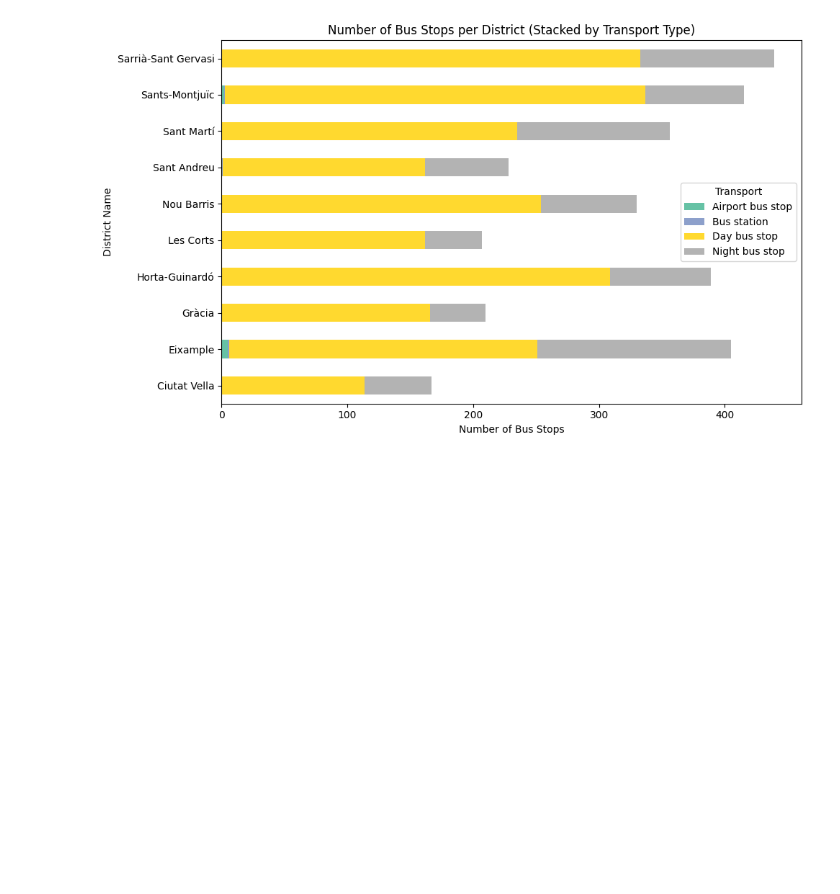
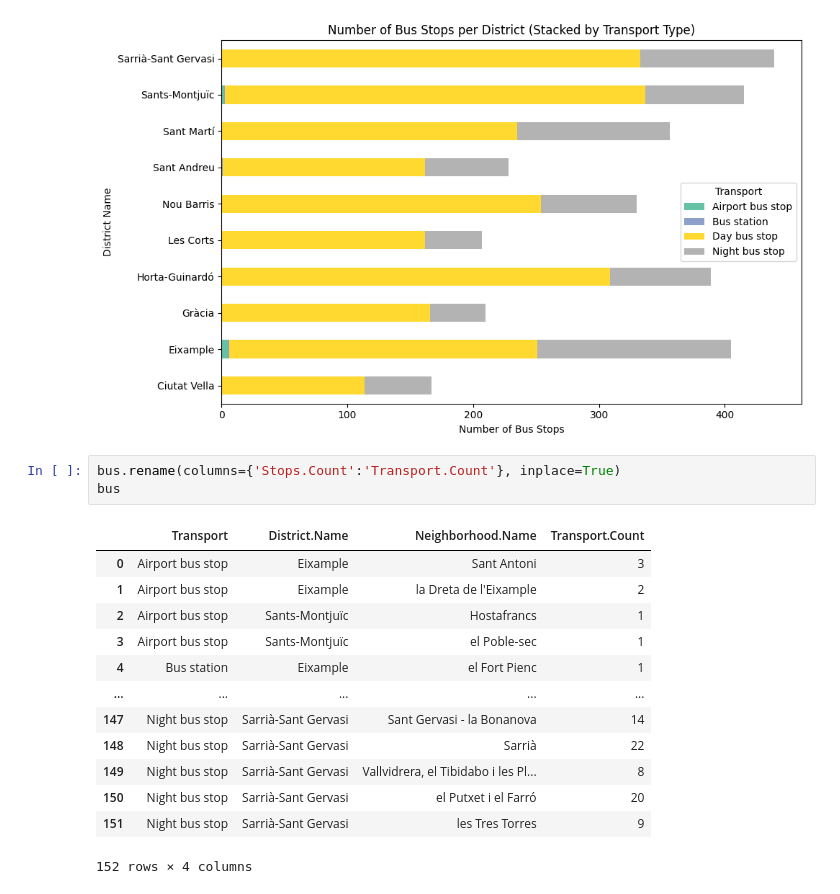
Before and after one commit to pcomastriado/DA-Bootcamp, a Jupyter notebook: _DA-project_/notebooks/EDA_all.ipynb, the cells around one changed output. Saved outputs shown, nothing was run; the diff lists cells and outputs as text; blank space fills up the shorter version.

```diff
--- a/_DA-project_/notebooks/EDA_all.ipynb
+++ b/_DA-project_/notebooks/EDA_all.ipynb
@@ -513,4 +513,21 @@ plt.tight_layout()  # Adjust layout to prevent clipping
 plt.show()
 # %% [output]
 [figure]
+# %%
+bus.rename(columns={'Stops.Count':'Transport.Count'}, inplace=True)
+bus
+# %% [output]
+|  | Transport | District.Name | Neighborhood.Name | Transport.Count |
+| 0 | Airport bus stop | Eixample | Sant Antoni | 3 |
+| 1 | Airport bus stop | Eixample | la Dreta de l'Eixample | 2 |
+| 2 | Airport bus stop | Sants-Montjuïc | Hostafrancs | 1 |
+| 3 | Airport bus stop | Sants-Montjuïc | el Poble-sec | 1 |
+| 4 | Bus station | Eixample | el Fort Pienc | 1 |
+| ... | ... | ... | ... | ... |
+| 147 | Night bus stop | Sarrià-Sant Gervasi | Sant Gervasi - la Bonanova | 14 |
+| 148 | Night bus stop | Sarrià-Sant Gervasi | Sarrià | 22 |
+| 149 | Night bus stop | Sarrià-Sant Gervasi | Vallvidrera, el Tibidabo i les Pl... | 8 |
+| 150 | Night bus stop | Sarrià-Sant Gervasi | el Putxet i el Farró | 20 |
+| 151 | Night bus stop | Sarrià-Sant Gervasi | les Tres Torres | 9 |
+152 rows × 4 columns
 # %%
```
Also changed, not shown: parts of 5 cells of this notebook, 1 other file.
